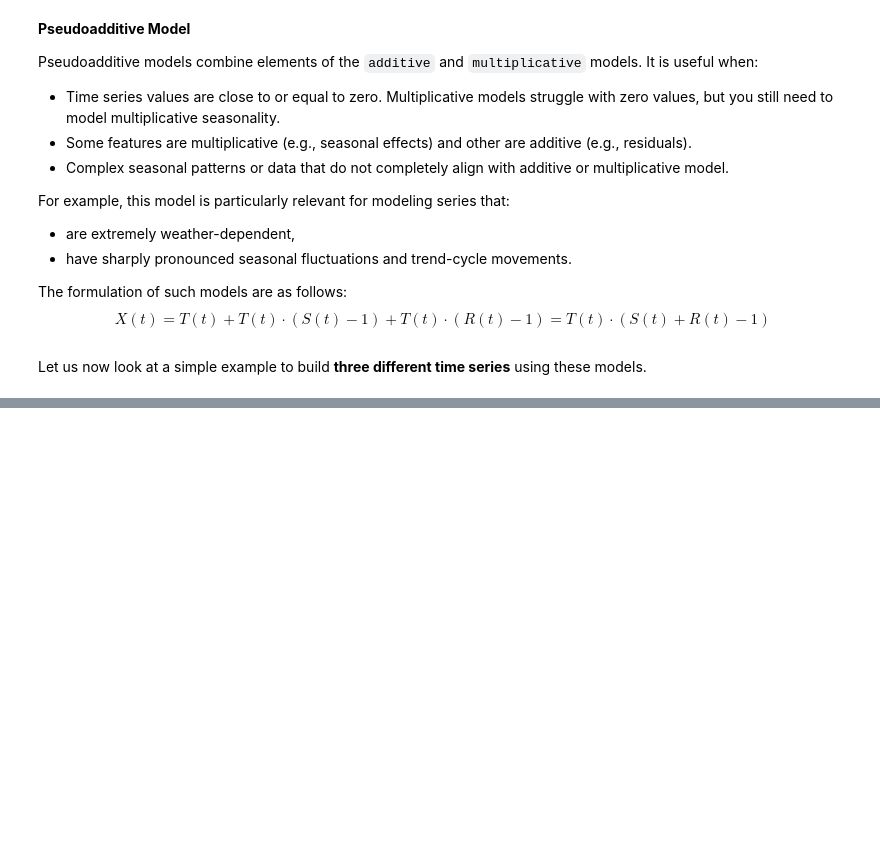
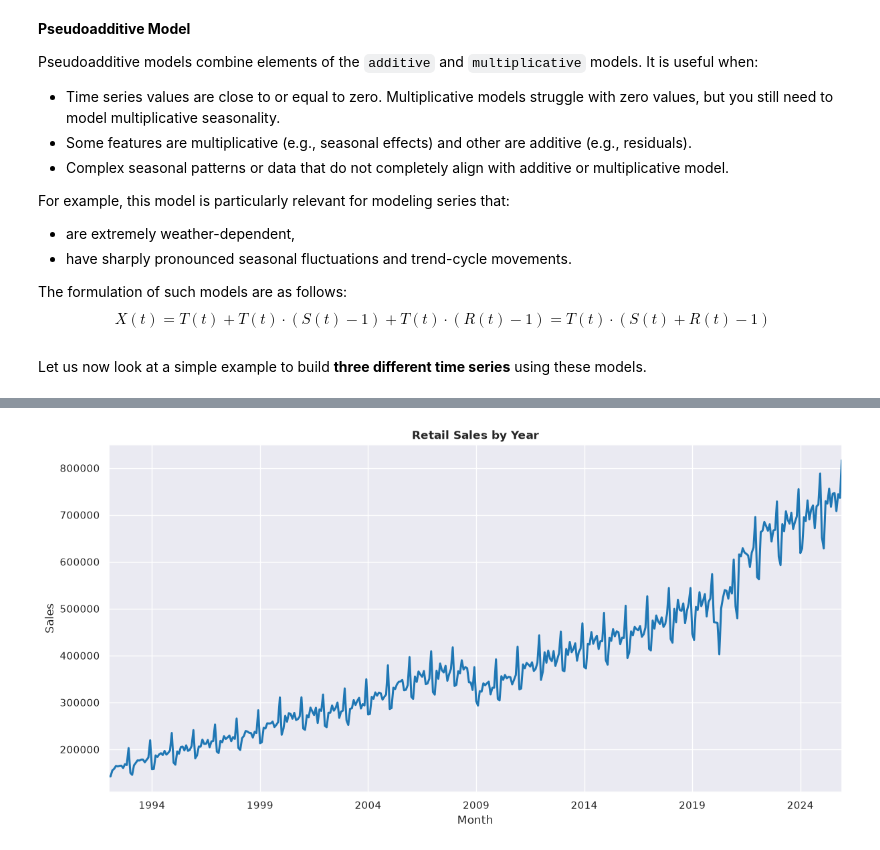
Before and after one commit to JayitaCh/Time-Series-Analysis, a Jupyter notebook: Ch4_1TimeSeriesDecomposition.ipynb, the cells around one changed output, grey strips where cells are left out. Cells and saved outputs as stored; diff of their text form; code cells hidden in the pictures; blank space fills up the shorter version.

```diff
--- a/Ch4_1TimeSeriesDecomposition.ipynb
+++ b/Ch4_1TimeSeriesDecomposition.ipynb
@@ -213,0 +209,20 @@ ImportError: cannot import name 'LOESS' from 'statsmodels.tsa.seasonal' (/usr/lo
+# %%
+retail_sales_ts = retail_sales.melt(id_vars='YEAR',
+            var_name='Month',
+            value_name='Retail_Sales')
+
+retail_sales_ts['Date'] = pd.to_datetime(retail_sales_ts['YEAR'].astype(str) + '-'
+                                         + retail_sales_ts['Month'], format='%Y-%b')
+
+retail_sales_ts.sort_values(by="Date", inplace=True)
+
+retail_sales_ts.set_index('Date')["Retail_Sales"].plot(figsize=(12,6),
+                                                       color='tab:blue',
+                                                       linewidth=2.2,
+                                                        legend=False)
+plt.xlabel("Month")
+plt.ylabel("Sales")
+plt.title("Retail Sales by Year",fontweight='bold')
+plt.show()
+# %% [output]
+[figure, added]
```
Also changed, not shown: parts of 10 cells of this notebook.
